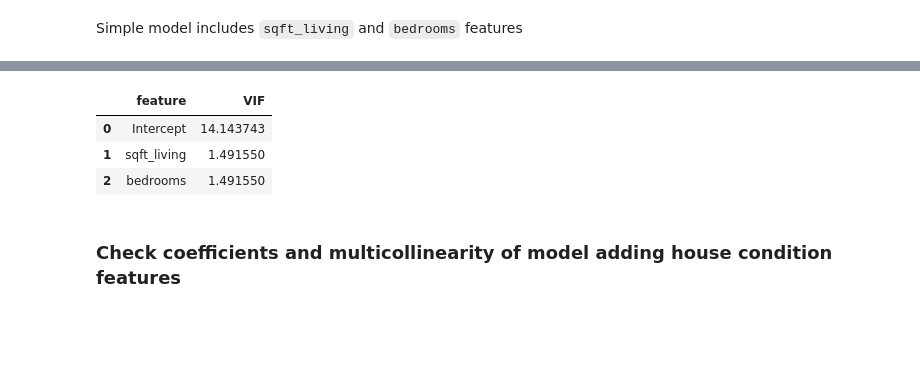
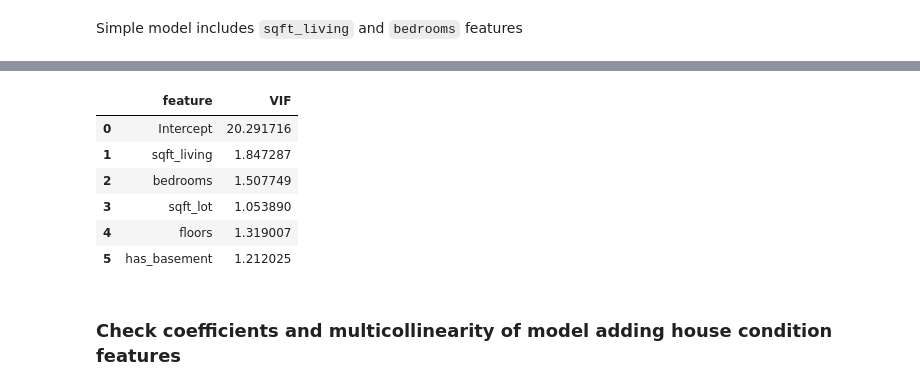
Before and after one commit to hanis-z/King-County-Millenial-homeowner-program, a Jupyter notebook: King_County_Millenial_housing.ipynb, the cells around one changed output, grey strips where cells are left out. Drawn from its saved outputs; the diff is of its cells as text; code cells hidden in the pictures; blank space fills up the shorter version.

```diff
--- a/King_County_Millenial_housing.ipynb
+++ b/King_County_Millenial_housing.ipynb
@@ -255,5 +257,5 @@ relevant_cat_col =  [
 # %%
-y = housing_df['price']
+y = np.log(housing_df['price'])
 X = housing_df[relevant_num_cols+relevant_cat_col]
 # %%
 X_train, X_test, y_train, y_test = train_test_split(X, y, test_size=0.33, random_state=42) #train test split
@@ -369,12 +422,12 @@ Advertisements for houses *always* include `sqft_living` and `bedrooms`.
 
 We've removed `bathrooms` because it is highly collinear with `sqft_living`.
 # %%
-model_base_cols = ['sqft_living', 'bedrooms']
+simple_model_cols = ['sqft_living', 'bedrooms','sqft_lot','floors','has_basement']
 
-Xbase_train = X_train[model_base_cols]
-Xbase_test = X_test[model_base_cols]
+Xsimple_train = X_train[model_base_cols]
+Xsimple_test = X_test[model_base_cols]
 
-model_base_r2_train, model_base_r2_test, train_rmse, test_rmse, yhat_test_base = build_model(Xbase_train, Xbase_test, y_train, y_test)
+simple_yhat_train, simple_residuals_train, simple_yhat_test, simple_residuals_test = build_model(Xsimple_train, Xsimple_test, y_train, y_test)
 # Used the function build_model() on model_base_cols
 # saved variables for accessability
 # %% [output]
@@ -496,6 +583,8 @@ def make_vif(formula, df):
     return vif
 # %% [markdown]
 Concatenate X_train and y_train back together into a DataFrame to make working with ols easier.
+# %%
+y_train = np.exp(y_train)
 # %%
 train_df = pd.concat([X_train,y_train], axis=1)
 # %% [markdown]
@@ -531,0 +594,3 @@ strong multicollinearity or other numerical problems.
+# %%
+simple_mod_summary, simple_mod_formula = build_ols_model(simple_model_cols,train_df)
+simple_mod_summary
@@ -532,10 +624,13 @@ strong multicollinearity or other numerical problems.
 # %%
-display(make_vif(base_mod_formula, train_df))
+display(make_vif(simple_mod_formula, train_df))
 # %% [output]
 |  | feature | VIF |
-| 0 | Intercept | 14.143743 |
-| 1 | sqft_living | 1.491550 |
-| 2 | bedrooms | 1.491550 |
+| 0 | Intercept | 20.291716 |
+| 1 | sqft_living | 1.847287 |
+| 2 | bedrooms | 1.507749 |
+| 3 | sqft_lot | 1.053890 |
+| 4 | floors | 1.319007 |
+| 5 | has_basement | 1.212025 |
 # %% [markdown]
 ### Check coefficients and multicollinearity of model adding house condition features
 # %% [markdown]
```
Also changed, not shown: parts of 41 cells of this notebook, 3 other files.
